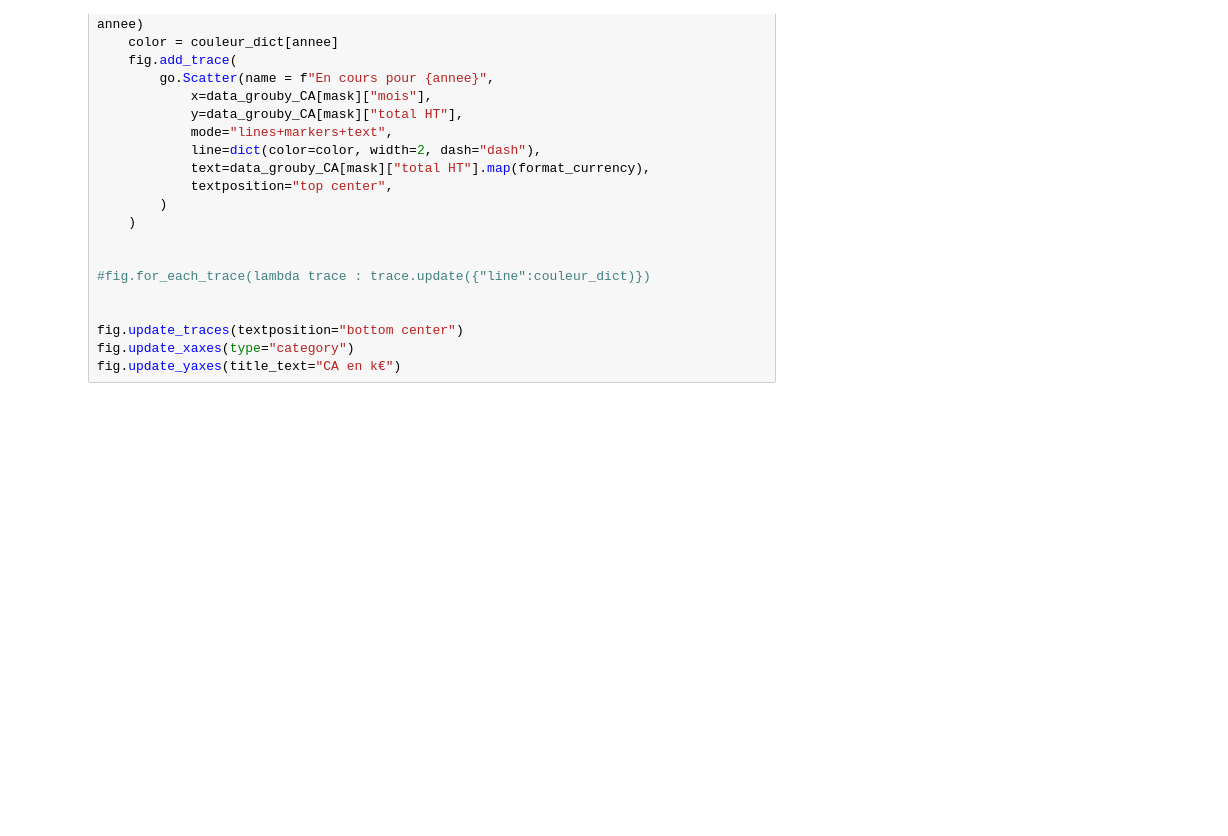
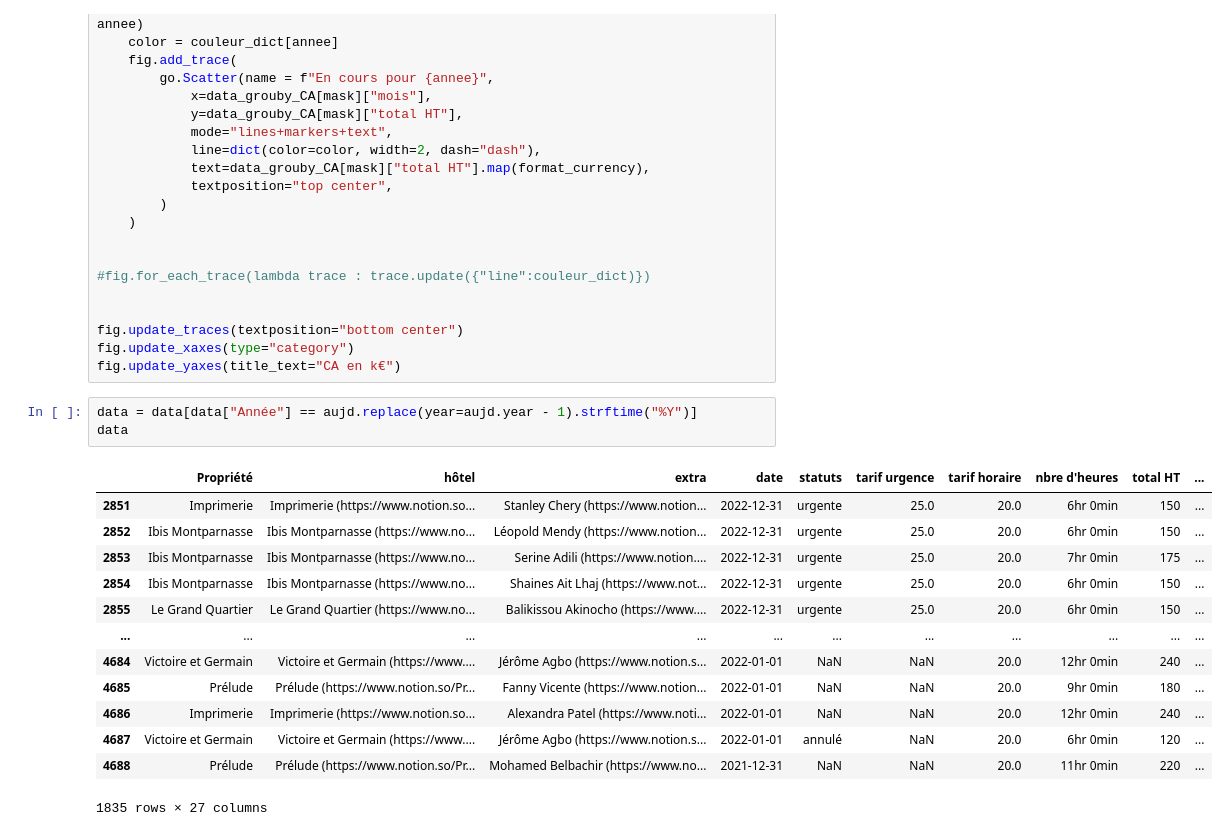
Before and after one commit to adrienB134/Qualiextra, a Jupyter notebook: notebooks/model_sc.ipynb, the cells around one changed output. Saved outputs shown, nothing was run; the diff lists cells and outputs as text; blank space fills up the shorter version.

```diff
--- a/notebooks/model_sc.ipynb
+++ b/notebooks/model_sc.ipynb
@@ -220,3 +220,20 @@ for i, annee in enumerate(annees):
 fig.update_traces(textposition="bottom center")
 fig.update_xaxes(type="category")
 fig.update_yaxes(title_text="CA en k€")
+# %%
+data = data[data["Année"] == aujd.replace(year=aujd.year - 1).strftime("%Y")]
+data
+# %% [output]
+|  | Propriété | hôtel | extra | date | statuts | tarif urgence | tarif horaire | nbre d'heures | total HT | ... |
+| 2851 | Imprimerie | Imprimerie (https://www.notion.so... | Stanley Chery (https://www.notion... | 2022-12-31 | urgente | 25.0 | 20.0 | 6hr 0min | 150 | ... |
+| 2852 | Ibis Montparnasse | Ibis Montparnasse (https://www.no... | Léopold Mendy (https://www.notion... | 2022-12-31 | urgente | 25.0 | 20.0 | 6hr 0min | 150 | ... |
+| 2853 | Ibis Montparnasse | Ibis Montparnasse (https://www.no... | Serine Adili (https://www.notion.... | 2022-12-31 | urgente | 25.0 | 20.0 | 7hr 0min | 175 | ... |
+| 2854 | Ibis Montparnasse | Ibis Montparnasse (https://www.no... | Shaines Ait Lhaj (https://www.not... | 2022-12-31 | urgente | 25.0 | 20.0 | 6hr 0min | 150 | ... |
+| 2855 | Le Grand Quartier | Le Grand Quartier (https://www.no... | Balikissou Akinocho (https://www.... | 2022-12-31 | urgente | 25.0 | 20.0 | 6hr 0min | 150 | ... |
+| ... | ... | ... | ... | ... | ... | ... | ... | ... | ... | ... |
+| 4684 | Victoire et Germain | Victoire et Germain (https://www.... | Jérôme Agbo (https://www.notion.s... | 2022-01-01 | NaN | NaN | 20.0 | 12hr 0min | 240 | ... |
+| 4685 | Prélude | Prélude (https://www.notion.so/Pr... | Fanny Vicente (https://www.notion... | 2022-01-01 | NaN | NaN | 20.0 | 9hr 0min | 180 | ... |
+| 4686 | Imprimerie | Imprimerie (https://www.notion.so... | Alexandra Patel (https://www.noti... | 2022-01-01 | NaN | NaN | 20.0 | 12hr 0min | 240 | ... |
+| 4687 | Victoire et Germain | Victoire et Germain (https://www.... | Jérôme Agbo (https://www.notion.s... | 2022-01-01 | annulé | NaN | 20.0 | 6hr 0min | 120 | ... |
+| 4688 | Prélude | Prélude (https://www.notion.so/Pr... | Mohamed Belbachir (https://www.no... | 2021-12-31 | NaN | NaN | 20.0 | 11hr 0min | 220 | ... |
+1835 rows × 27 columns
```
Also changed, not shown: 6 other files.
